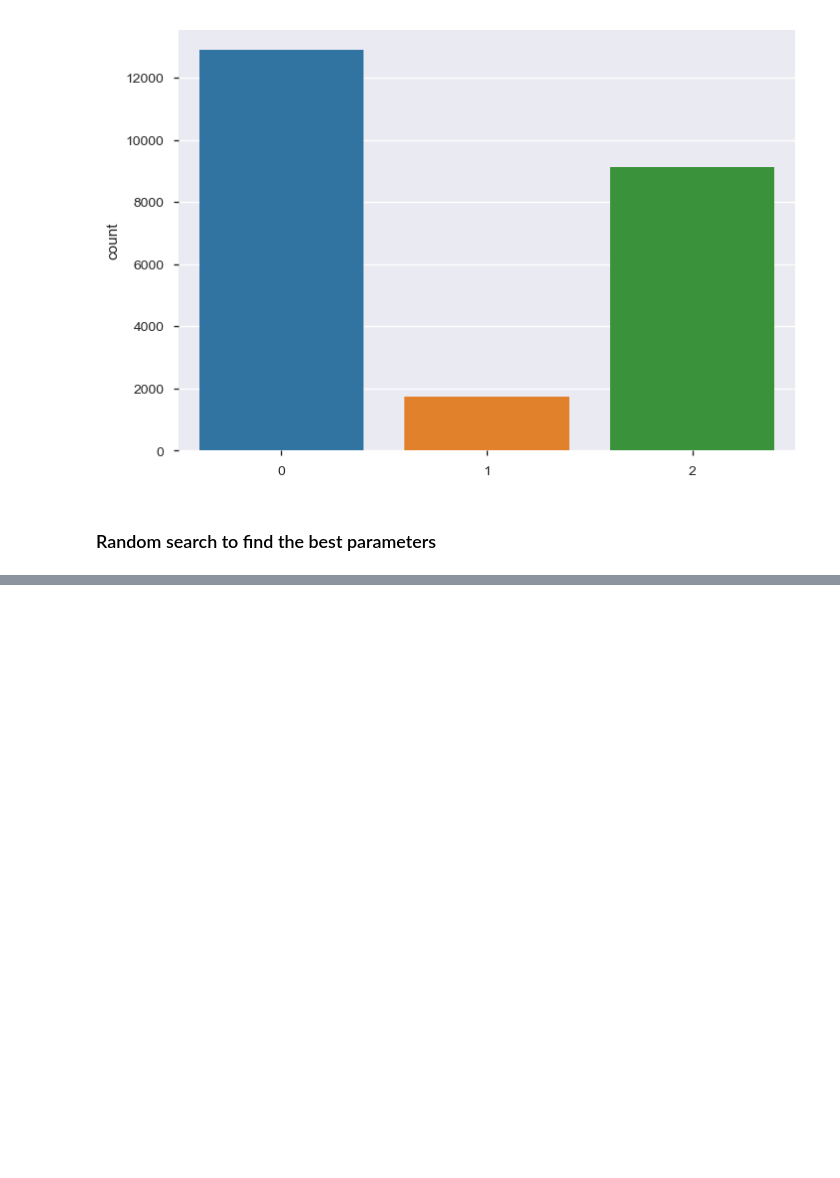
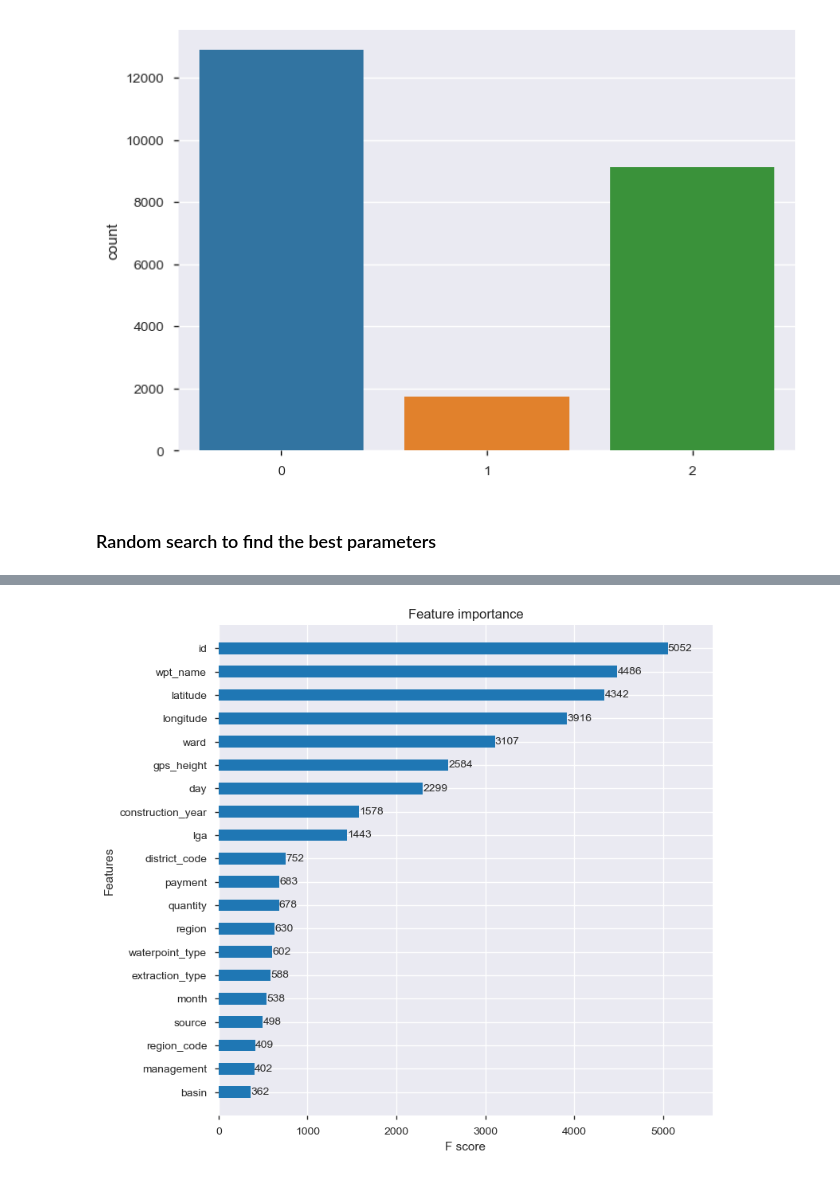
Before and after one commit to omidbadr/Data_Mining_the_Water_Table, a Jupyter notebook: Pump_DrivenData.ipynb, the cells around one changed output, grey strips where cells are left out. Saved outputs shown, nothing was run; the diff lists cells and outputs as text; code cells hidden in the pictures; blank space fills up the shorter version.

```diff
--- a/Pump_DrivenData.ipynb
+++ b/Pump_DrivenData.ipynb
@@ -544,0 +753,7 @@ avg / total       0.80      0.80      0.81      0.79      0.83      0.69     237
+# %%
+# Plot feature importances
+
+fig, ax = plt.subplots(1, 1, figsize=(8, 8))
+xgb.plot_importance(xgb_test, max_num_features=20, height=0.5, ax=ax);
+# %% [output]
+[figure, added]
```
Also changed, not shown: parts of 17 cells of this notebook.
